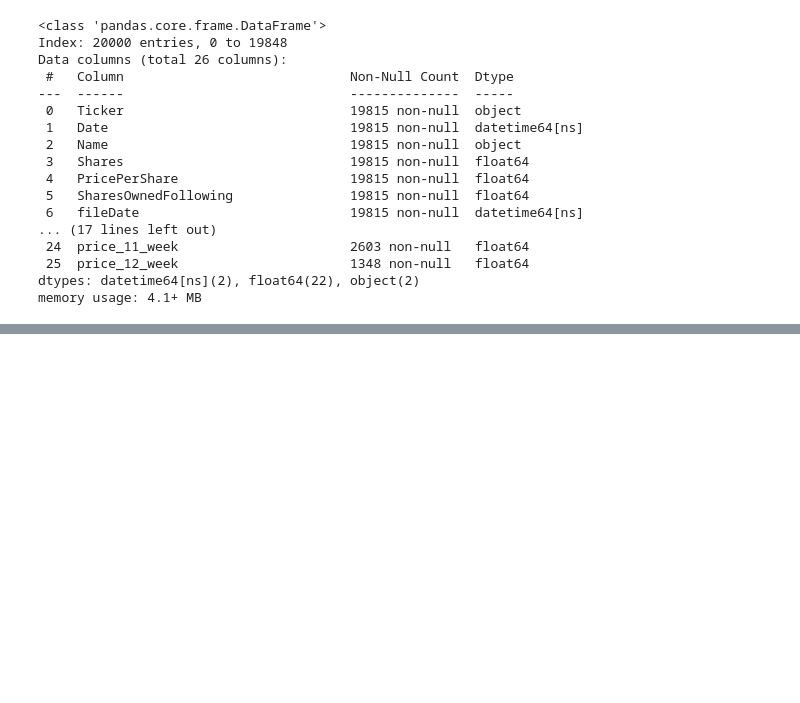
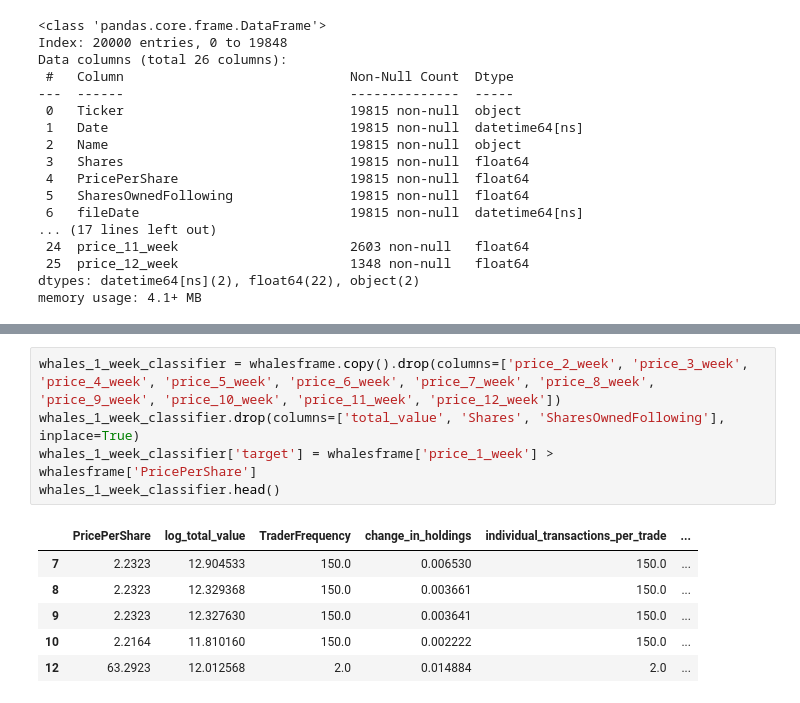
Before and after one commit to xtrabyte-consulting/insider-intel-algo, a Jupyter notebook: notebooks/03_combine_filings_prices.ipynb, the cells around one changed output, grey strips where cells are left out. Drawn from its saved outputs; the diff is of its cells as text; blank space fills up the shorter version.

```diff
--- a/notebooks/03_combine_filings_prices.ipynb
+++ b/notebooks/03_combine_filings_prices.ipynb
@@ -287,0 +351,12 @@ memory usage: 4.1+ MB
+# %%
+whales_1_week_classifier = whalesframe.copy().drop(columns=['price_2_week', 'price_3_week', 'price_4_week', 'price_5_week', 'price_6_week', 'price_7_week', 'price_8_week', 'price_9_week', 'price_10_week', 'price_11_week', 'price_12_week'])
+whales_1_week_classifier.drop(columns=['total_value', 'Shares', 'SharesOwnedFollowing'], inplace=True)
+whales_1_week_classifier['target'] = whalesframe['price_1_week'] > whalesframe['PricePerShare']
+whales_1_week_classifier.head()
+# %% [output]
+|  | PricePerShare | log_total_value | TraderFrequency | change_in_holdings | individual_transactions_per_trade | ... |
+| 7 | 2.2323 | 12.904533 | 150.0 | 0.006530 | 150.0 | ... |
+| 8 | 2.2323 | 12.329368 | 150.0 | 0.003661 | 150.0 | ... |
+| 9 | 2.2323 | 12.327630 | 150.0 | 0.003641 | 150.0 | ... |
+| 10 | 2.2164 | 11.810160 | 150.0 | 0.002222 | 150.0 | ... |
+| 12 | 63.2923 | 12.012568 | 2.0 | 0.014884 | 2.0 | ... |
```
Also changed, not shown: parts of 20 cells of this notebook.
